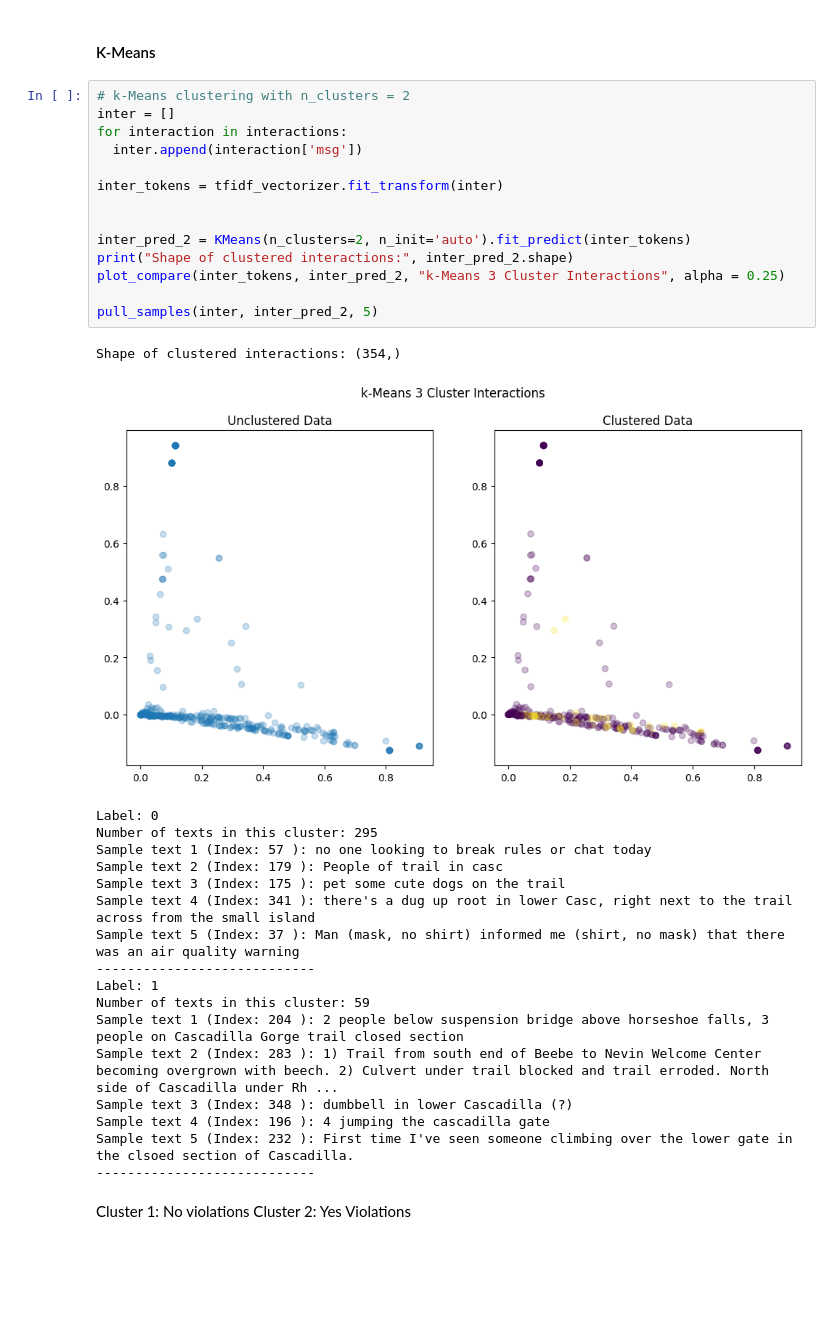
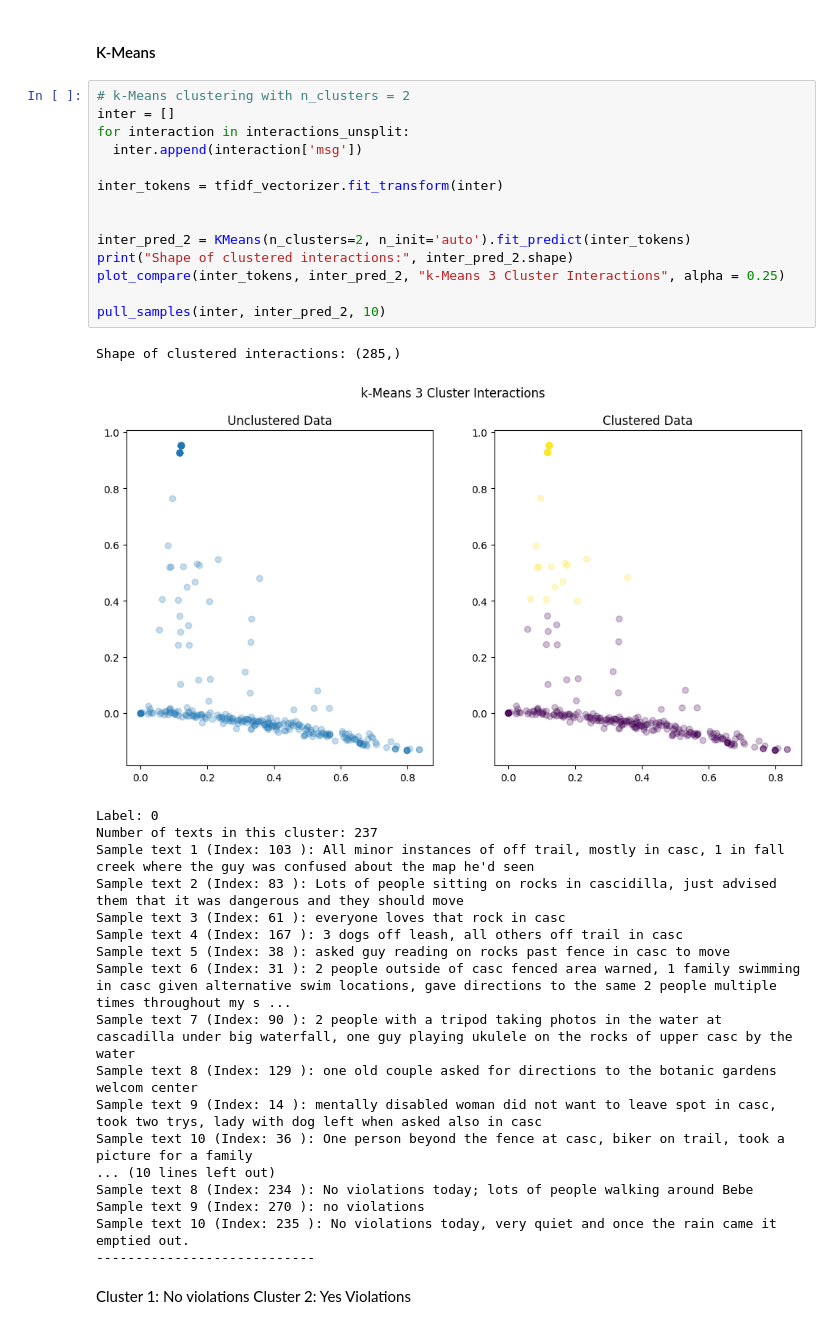
Before and after one commit to Ming-DeMers/cornell-gorges, a Jupyter notebook: Gorges_Analysis_INFO_3350_Final.ipynb, the cells around one changed output. Cells and saved outputs as stored; diff of their text form; blank space fills up the shorter version.

```diff
--- a/Gorges_Analysis_INFO_3350_Final.ipynb
+++ b/Gorges_Analysis_INFO_3350_Final.ipynb
@@ -522,36 +622,37 @@ def pull_samples(texts, labels, n=3):
 # %%
 # k-Means clustering with n_clusters = 2
 inter = []
-for interaction in interactions:
+for interaction in interactions_unsplit:
   inter.append(interaction['msg'])
 
 inter_tokens = tfidf_vectorizer.fit_transform(inter)
 
 
 inter_pred_2 = KMeans(n_clusters=2, n_init='auto').fit_predict(inter_tokens)
 print("Shape of clustered interactions:", inter_pred_2.shape)
 plot_compare(inter_tokens, inter_pred_2, "k-Means 3 Cluster Interactions", alpha = 0.25)
 
-pull_samples(inter, inter_pred_2, 5)
+pull_samples(inter, inter_pred_2, 10)
 # %% [output]
-Shape of clustered interactions: (354,)
+Shape of clustered interactions: (285,)
-[figure, old version]
+[figure, new version]
 Label: 0
-Number of texts in this cluster: 295
-Sample text 1 (Index: 57 ): no one looking to break rules or chat today
-Sample text 2 (Index: 179 ): People of trail in casc
-Sample text 3 (Index: 175 ): pet some cute dogs on the trail
-Sample text 4 (Index: 341 ): there's a dug up root in lower Casc, right next to the trail across from the small island
-Sample text 5 (Index: 37 ): Man (mask, no shirt) informed me (shirt, no mask) that there was an air quality warning
+Number of texts in this cluster: 237
+Sample text 1 (Index: 103 ): All minor instances of off trail, mostly in casc, 1 in fall creek where the guy was confused about the map he'd seen
+Sample text 2 (Index: 83 ): Lots of people sitting on rocks in cascidilla, just advised them that it was dangerous and they should move
+Sample text 3 (Index: 61 ): everyone loves that rock in casc
+Sample text 4 (Index: 167 ): 3 dogs off leash, all others off trail in casc
+Sample text 5 (Index: 38 ): asked guy reading on rocks past fence in casc to move
+Sample text 6 (Index: 31 ): 2 people outside of casc fenced area warned, 1 family swimming in casc given alternative swim locations, gave directions to the same 2 people multiple times throughout my s ...
+Sample text 7 (Index: 90 ): 2 people with a tripod taking photos in the water at cascadilla under big waterfall, one guy playing ukulele on the rocks of upper casc by the water
+Sample text 8 (Index: 129 ): one old couple asked for directions to the botanic gardens welcom center
+Sample text 9 (Index: 14 ): mentally disabled woman did not want to leave spot in casc, took two trys, lady with dog left when asked also in casc
+Sample text 10 (Index: 36 ): One person beyond the fence at casc, biker on trail, took a picture for a family
+... (10 lines left out)
+Sample text 8 (Index: 234 ): No violations today; lots of people walking around Bebe
+Sample text 9 (Index: 270 ): no violations
+Sample text 10 (Index: 235 ): No violations today, very quiet and once the rain came it emptied out.
 ----------------------------
-Label: 1
-Number of texts in this cluster: 59
-Sample text 1 (Index: 204 ): 2 people below suspension bridge above horseshoe falls, 3 people on Cascadilla Gorge trail closed section
-Sample text 2 (Index: 283 ): 1) Trail from south end of Beebe to Nevin Welcome Center becoming overgrown with beech. 2) Culvert under trail blocked and trail erroded. North side of Cascadilla under Rh ...
-Sample text 3 (Index: 348 ): dumbbell in lower Cascadilla (?)
-Sample text 4 (Index: 196 ): 4 jumping the cascadilla gate
-Sample text 5 (Index: 232 ): First time I've seen someone climbing over the lower gate in the clsoed section of Cascadilla.
-----------------------------
 # %% [markdown]
 Cluster 1: No violations
 Cluster 2: Yes Violations
```
Also changed, not shown: parts of 42 cells of this notebook.
